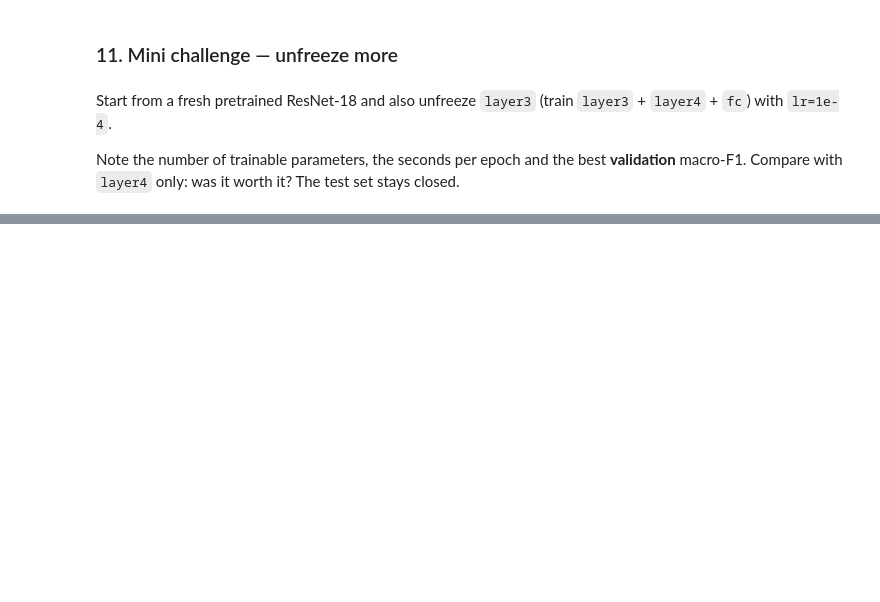
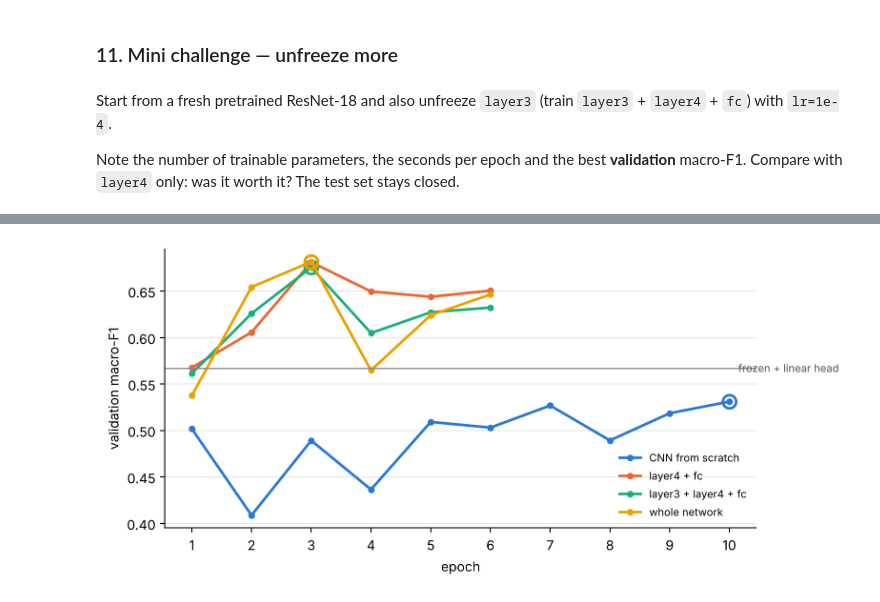
Before and after one commit to bporto-eada/milk10k-eda, a Jupyter notebook: session7_cnns.ipynb, the cells around one changed output, grey strips where cells are left out. Saved outputs shown, nothing was run; the diff lists cells and outputs as text; code cells hidden in the pictures; blank space fills up the shorter version.

```diff
--- a/session7_cnns.ipynb
+++ b/session7_cnns.ipynb
@@ -460,8 +542,9 @@ def fit(model, params, epochs, lr, batch_size=64, aug=True):
 
         # End of the epoch: score on validation and remember the best weights so far
         f1 = f1_score(y_val, predict(model, X_val), average="macro")
-        history.append({"epoch": epoch, "train_loss": total / len(X_train), "val_f1": f1})
-        print(f"epoch {epoch}  loss {total / len(X_train):.3f}  val macro-F1 {f1:.3f}  ({time.perf_counter() - t0:.0f} s)")
+        seconds = time.perf_counter() - t0               # training + validation time of this epoch
+        history.append({"epoch": epoch, "train_loss": total / len(X_train), "val_f1": f1, "seconds": seconds})
+        print(f"epoch {epoch}  loss {total / len(X_train):.3f}  val macro-F1 {f1:.3f}  ({seconds:.0f} s)")
         if f1 > best["f1"]:
             best = {"f1": f1, "epoch": epoch, "state": copy.deepcopy(model.state_dict())}
     model.load_state_dict(best["state"])          # early stopping: keep the best epoch
@@ -710,0 +901,12 @@ show_scoreboard()
+# %%
+# PURPOSE: homework 3 (optional), strategy 3: let every layer adapt to dermoscopy.
+# HOW: same as 9.1 and 9.2 with a fresh pretrained ResNet-18, but nothing is frozen.
+
+torch.manual_seed(config.SEED)
+model_full = resnet18(weights=ResNet18_Weights.IMAGENET1K_V1)
+model_full.fc = nn.Linear(512, 3)
+trainable_full = [p for p in model_full.parameters() if p.requires_grad]      # all of them
+print(f"training {sum(p.numel() for p in trainable_full):,} of {count(model_full):,} parameters")   # 11,178,051
+
+hist_full, best_full = fit(model_full, trainable_full, epochs=6, lr=1e-4)     # same epochs and lr as 9 and 11
+print("best epoch", best_full["epoch"], "val macro-F1", round(best_full["f1"], 3))
@@ -710,0 +943,21 @@ show_scoreboard()
+# %%
+# PURPOSE: look at validation macro-F1 epoch by epoch, not only at its best value.
+# HOW: one line per network trained with fit(); the ring marks the epoch whose weights were kept.
+
+FIG = OUT / "figures"
+FIG.mkdir(parents=True, exist_ok=True)
+runs = {"CNN from scratch": (hist_scratch, best_scratch), "layer4 + fc": (hist_ft, best_ft),
+        "layer3 + layer4 + fc": (hist_ft34, best_ft34), "whole network": (hist_full, best_full)}
+colors = ["#2a78d6", "#eb6834", "#1baf7a", "#eda100"]          # validated colour-blind-safe order
+fig, ax = plt.subplots(figsize=(8, 3.8))
+for (name, (hist, best)), c in zip(runs.items(), colors):
+    ax.plot(hist.index + 1, hist["val_f1"], color=c, lw=2, marker="o", ms=4, label=name)
+    ax.plot(best["epoch"] + 1, best["f1"], "o", ms=10, mfc="none", mec=c, mew=2)
+ax.axhline(head_val_f1, color="#8a8984", lw=1)
+ax.text(10.1, head_val_f1, " frozen + linear head", va="center", fontsize=8, color="#52514e")
+ax.set_xlabel("epoch"); ax.set_ylabel("validation macro-F1"); ax.set_xticks(range(1, 11))
+ax.grid(axis="y", color="#e6e5e0", lw=0.8); ax.spines[["top", "right"]].set_visible(False)
+ax.legend(fontsize=8, frameon=False, loc="lower right")
+fig.savefig(FIG / "val_f1_per_epoch.png", dpi=150, bbox_inches="tight")
+# %% [output]
+[figure, added]
```
Also changed, not shown: parts of 47 cells of this notebook, 14 other files.
